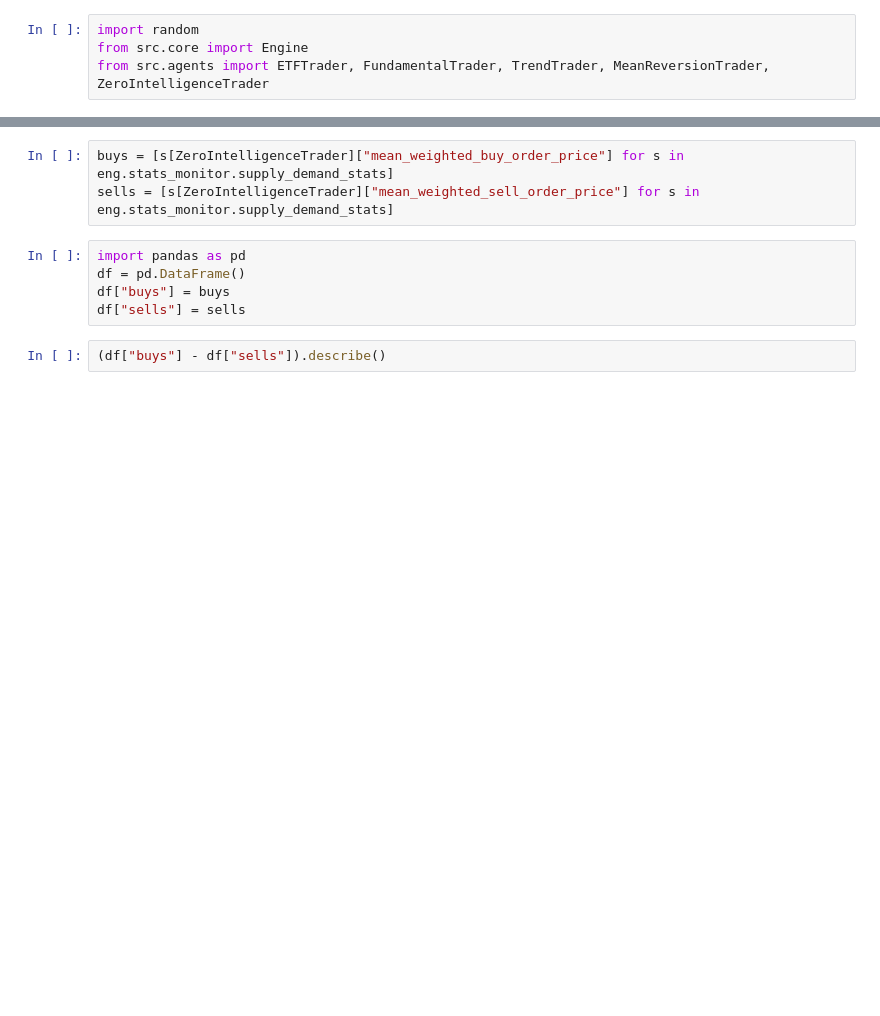
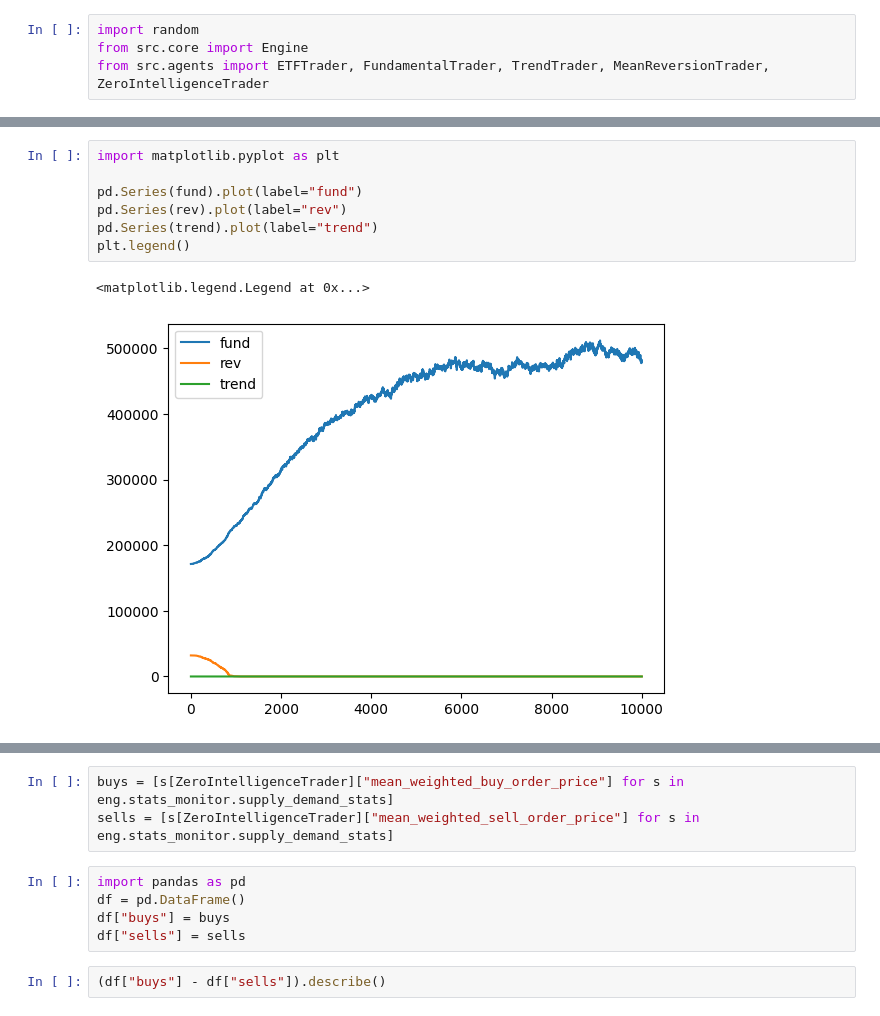
Before and after one commit to eura17/agent-based-financial-market, a Jupyter notebook: examples/first-setup.ipynb, the cells around one changed output, grey strips where cells are left out. Drawn from its saved outputs; the diff is of its cells as text; blank space fills up the shorter version.

```diff
--- a/examples/first-setup.ipynb
+++ b/examples/first-setup.ipynb
@@ -57,0 +98,10 @@ defaultdict(collections.Counter,
+# %%
+import matplotlib.pyplot as plt
+
+pd.Series(fund).plot(label="fund")
+pd.Series(rev).plot(label="rev")
+pd.Series(trend).plot(label="trend")
+plt.legend()
+# %% [output]
+<matplotlib.legend.Legend at 0x...>
+[figure, added]
```
Also changed, not shown: parts of 26 cells of this notebook, 8 other files.
